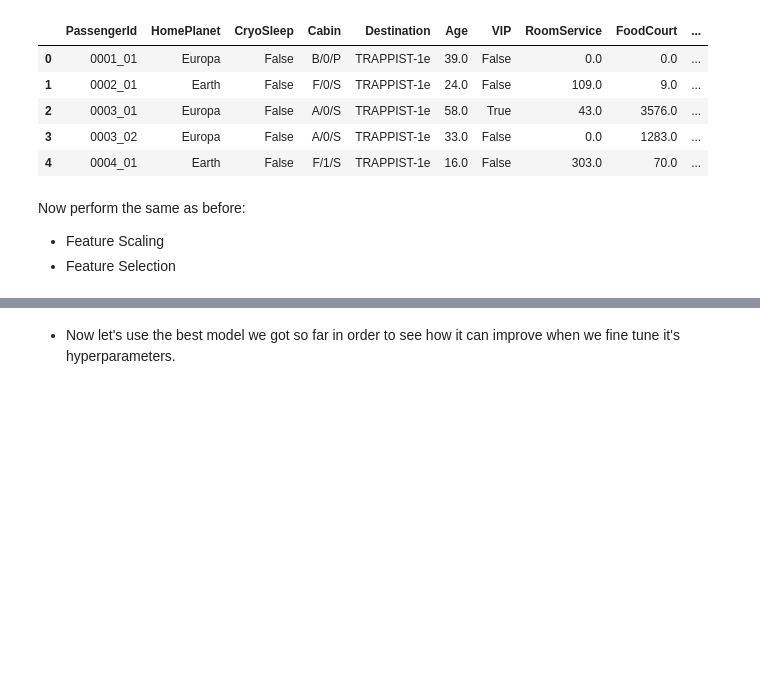
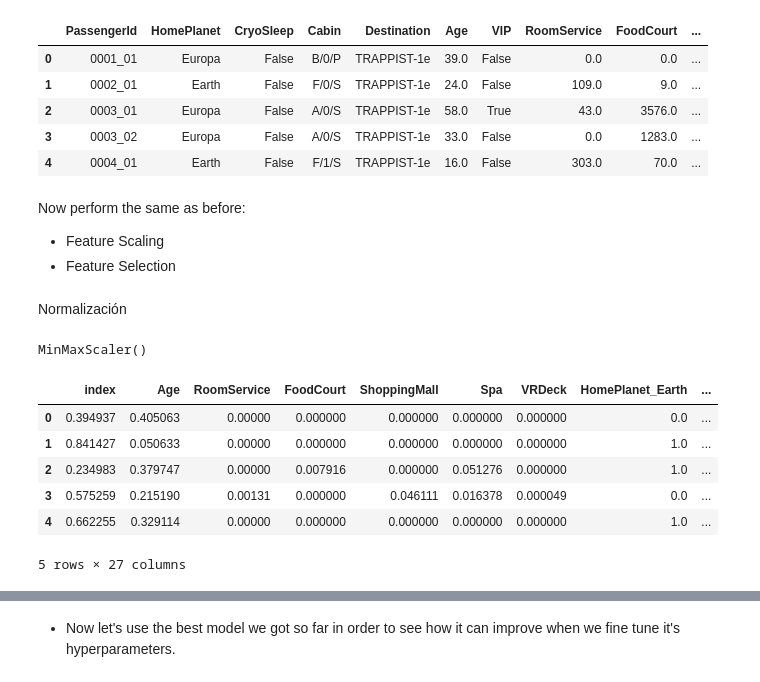
Before and after one commit to Andiwahnon15/lab-hyperparameter-tuning, a Jupyter notebook: lab-hyper-tuning.ipynb, the cells around one changed output, grey strips where cells are left out. Saved outputs shown, nothing was run; the diff lists cells and outputs as text; code cells hidden in the pictures; blank space fills up the shorter version.

```diff
--- a/lab-hyper-tuning.ipynb
+++ b/lab-hyper-tuning.ipynb
@@ -50,3 +55,25 @@ features = spaceship_dummies
 target = spaceship['RoomService']
 # %%
 X_train, X_test, y_train, y_test = train_test_split(features, target, test_size = 0.20, random_state=0)
+# %% [markdown]
+Normalización
+# %%
+normalizer = MinMaxScaler()
+normalizer.fit(X_train)
+# %% [output]
+MinMaxScaler()
+# %%
+X_train_norm = normalizer.transform(X_train)
+
+X_test_norm = normalizer.transform(X_test)
+# %%
+X_train_norm = pd.DataFrame(X_train_norm, columns = X_train.columns)
+X_train_norm.head()
+# %% [output]
+|  | index | Age | RoomService | FoodCourt | ShoppingMall | Spa | VRDeck | HomePlanet_Earth | ... |
+| 0 | 0.394937 | 0.405063 | 0.00000 | 0.000000 | 0.000000 | 0.000000 | 0.000000 | 0.0 | ... |
+| 1 | 0.841427 | 0.050633 | 0.00000 | 0.000000 | 0.000000 | 0.000000 | 0.000000 | 1.0 | ... |
+| 2 | 0.234983 | 0.379747 | 0.00000 | 0.007916 | 0.000000 | 0.051276 | 0.000000 | 1.0 | ... |
+| 3 | 0.575259 | 0.215190 | 0.00131 | 0.000000 | 0.046111 | 0.016378 | 0.000049 | 0.0 | ... |
+| 4 | 0.662255 | 0.329114 | 0.00000 | 0.000000 | 0.000000 | 0.000000 | 0.000000 | 1.0 | ... |
+5 rows × 27 columns
```
Also changed, not shown: parts of 6 cells of this notebook.
